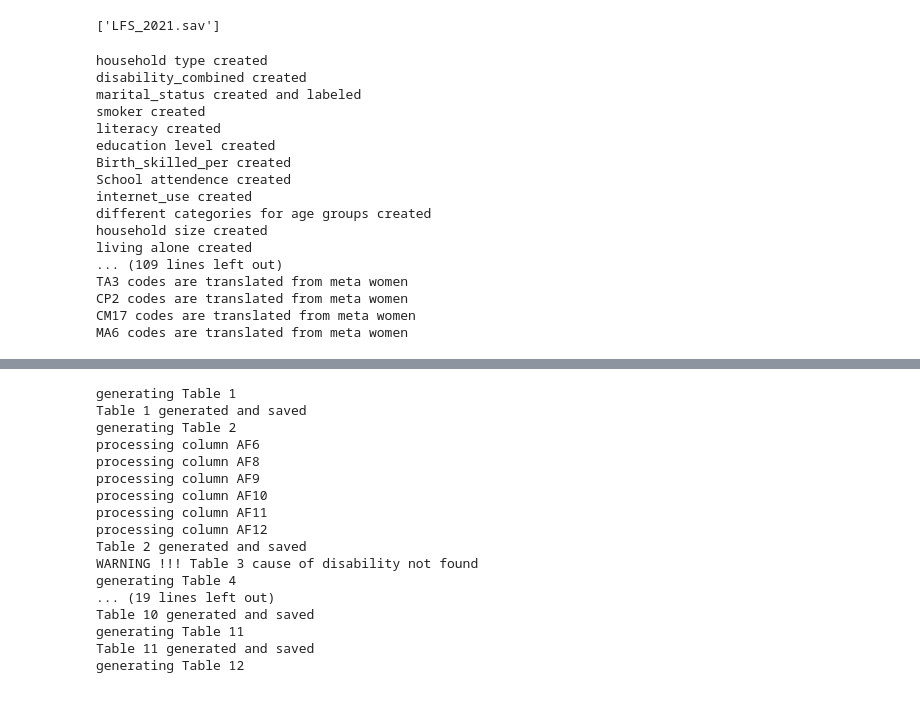
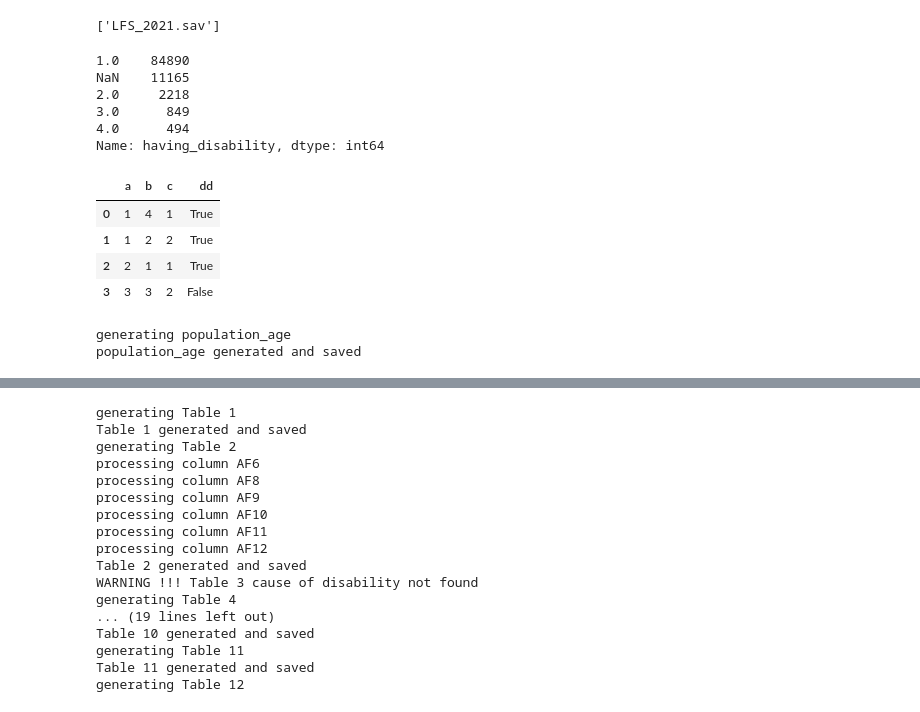
Before and after one commit to raffi1974/LFS, a Jupyter notebook: LFS_Iraq.ipynb, the cells around one changed output, grey strips where cells are left out. Cells and saved outputs as stored; diff of their text form; code cells hidden in the pictures.

```diff
--- a/LFS_Iraq.ipynb
+++ b/LFS_Iraq.ipynb
@@ -590,20 +21,0 @@ p=mics_iraq()
-# %%
-p.process_data()
-# %% [output]
-household type created
-disability_combined created
-marital_status created and labeled
-smoker created
-literacy created
-education level created
-Birth_skilled_per created
-School attendence created
-internet_use created
-different categories for age groups created
-household size created
-living alone created
-... (109 lines left out)
-TA3 codes are translated from meta women
-CP2 codes are translated from meta women
-CM17 codes are translated from meta women
-MA6 codes are translated from meta women
@@ -609,0 +76,48 @@ MA6 codes are translated from meta women
+# %%
+df['having_disability'].value_counts(dropna=False)
+# %% [output]
+1.0    84890
+NaN    11165
+2.0     2218
+3.0      849
+4.0      494
+Name: having_disability, dtype: int64
+# %%
+t=pd.DataFrame({'a':[1,1,2,3], 'b':[4,2,1,3], 'c':[1,2,1,2]})
+t['dd']=t[['a','b','c']].apply(lambda x: any(x==1), axis=1)
+t
+# %% [output]
+|  | a | b | c | dd |
+| 0 | 1 | 4 | 1 | True |
+| 1 | 1 | 2 | 2 | True |
+| 2 | 2 | 1 | 1 | True |
+| 3 | 3 | 3 | 2 | False |
+# %%
+print('generating population_age')
+
+#column index
+newcol=['0', '0-4','5-9', '10-14', '15-19', '20-24', '25-29', '30-34', '35-39',
+       '40-44', '45-49','50-54', '55-59', '60-64', '65-69', '70-74',
+       '75-79', '80-84', '85-89', '90+']
+
+df_total=[]
+for row in ['dif_sight']:
+    xtab=pd.crosstab([df['area'],df[row],df['ilo_sex_Yves']],df['age_5'],
+    rownames=['Area','Disability Type', 'Sex'],colnames=['agegroup'], values=df['ilo_wgt'], aggfunc='sum',dropna=False)
+
+    #reindex the columns
+    xtab=xtab.reindex(newcol, axis='columns')
+    df_total.append(xtab)
+
+
+
+# xtab=pd.crosstab([df['HH6'],df['disability_combined']],df[age_5],
+# rownames=['Area','Disability level'],colnames=[col], values=df['ilo_wgt'], aggfunc='sum',dropna=False)
+# df_total.append(xtab)
+# T=pd.concat(df_total, axis=1)
+# T.to_excel('Table 1 xtab_all_dis_ByAge.xlsx')
+print('population_age generated and saved')
+xtab.to_excel('tt.xlsx')
+# %% [output]
+generating population_age
+population_age generated and saved
```
Also changed, not shown: parts of 4 cells of this notebook.
